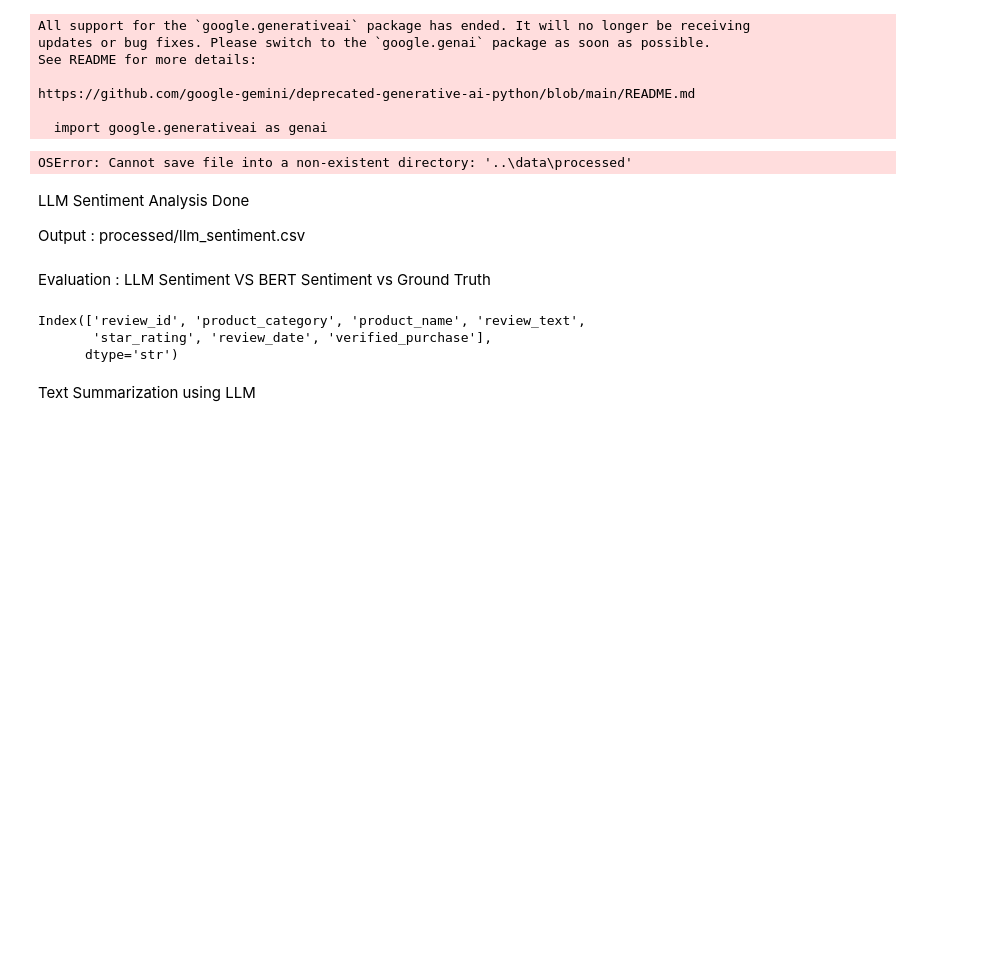
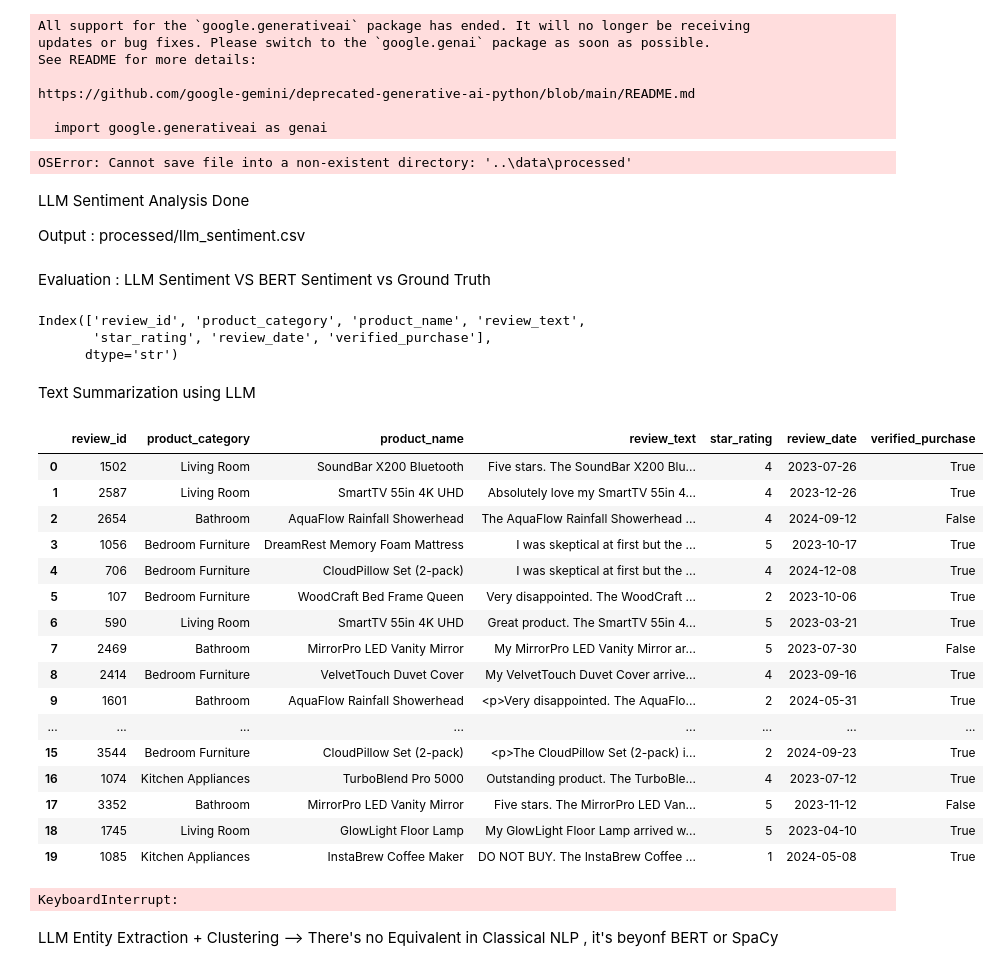
Before and after one commit to CodeByKiran/LLM_engineering, a Jupyter notebook: notebooks/nlp_tasks.ipynb, the cells around one changed output. Cells and saved outputs as stored; diff of their text form; code cells hidden in the pictures; blank space fills up the shorter version.

Commit message:
Working on the text Summarization using LLM

```diff
--- a/notebooks/nlp_tasks.ipynb
+++ b/notebooks/nlp_tasks.ipynb
@@ -50,6 +50,28 @@ Text Summarization using LLM
 from src.llm_tasks import batch_summarize
 import pandas as pd
 
-df_sample = df.sample(200, random_state=42).reset_index(drop=True)
-
-summaries_llm = batch_summarize(df)
+#df_sample = df.sample(20, random_state=42).reset_index(drop=True)
+# %%
+df_sample
+# %% [output]
+|  | review_id | product_category | product_name | review_text | star_rating | review_date | verified_purchase |
+| 0 | 1502 | Living Room | SoundBar X200 Bluetooth | Five stars. The SoundBar X200 Blu... | 4 | 2023-07-26 | True |
+| 1 | 2587 | Living Room | SmartTV 55in 4K UHD | Absolutely love my SmartTV 55in 4... | 4 | 2023-12-26 | True |
+| 2 | 2654 | Bathroom | AquaFlow Rainfall Showerhead | The AquaFlow Rainfall Showerhead ... | 4 | 2024-09-12 | False |
+| 3 | 1056 | Bedroom Furniture | DreamRest Memory Foam Mattress | I was skeptical at first but the ... | 5 | 2023-10-17 | True |
+| 4 | 706 | Bedroom Furniture | CloudPillow Set (2-pack) | I was skeptical at first but the ... | 4 | 2024-12-08 | True |
+| 5 | 107 | Bedroom Furniture | WoodCraft Bed Frame Queen | Very disappointed. The WoodCraft ... | 2 | 2023-10-06 | True |
+| 6 | 590 | Living Room | SmartTV 55in 4K UHD | Great product. The SmartTV 55in 4... | 5 | 2023-03-21 | True |
+| 7 | 2469 | Bathroom | MirrorPro LED Vanity Mirror | My MirrorPro LED Vanity Mirror ar... | 5 | 2023-07-30 | False |
+| 8 | 2414 | Bedroom Furniture | VelvetTouch Duvet Cover | My VelvetTouch Duvet Cover arrive... | 4 | 2023-09-16 | True |
+| 9 | 1601 | Bathroom | AquaFlow Rainfall Showerhead | <p>Very disappointed. The AquaFlo... | 2 | 2024-05-31 | True |
+| ... | ... | ... | ... | ... | ... | ... | ... |
+| 15 | 3544 | Bedroom Furniture | CloudPillow Set (2-pack) | <p>The CloudPillow Set (2-pack) i... | 2 | 2024-09-23 | True |
+| 16 | 1074 | Kitchen Appliances | TurboBlend Pro 5000 | Outstanding product. The TurboBle... | 4 | 2023-07-12 | True |
+| 17 | 3352 | Bathroom | MirrorPro LED Vanity Mirror | Five stars. The MirrorPro LED Van... | 5 | 2023-11-12 | False |
+| 18 | 1745 | Living Room | GlowLight Floor Lamp | My GlowLight Floor Lamp arrived w... | 5 | 2023-04-10 | True |
+| 19 | 1085 | Kitchen Appliances | InstaBrew Coffee Maker | DO NOT BUY. The InstaBrew Coffee ... | 1 | 2024-05-08 | True |
+# %%
+summaries_llm = batch_summarize(df)
+# %% [output]
+KeyboardInterrupt:
@@ -55,0 +80,2 @@ summaries_llm = batch_summarize(df)
+# %% [markdown]
+LLM Entity Extraction + Clustering --> There's no Equivalent in Classical NLP , it's beyonf BERT or SpaCy
```
Also changed, not shown: parts of 1 cell of this notebook, 3 other files.
